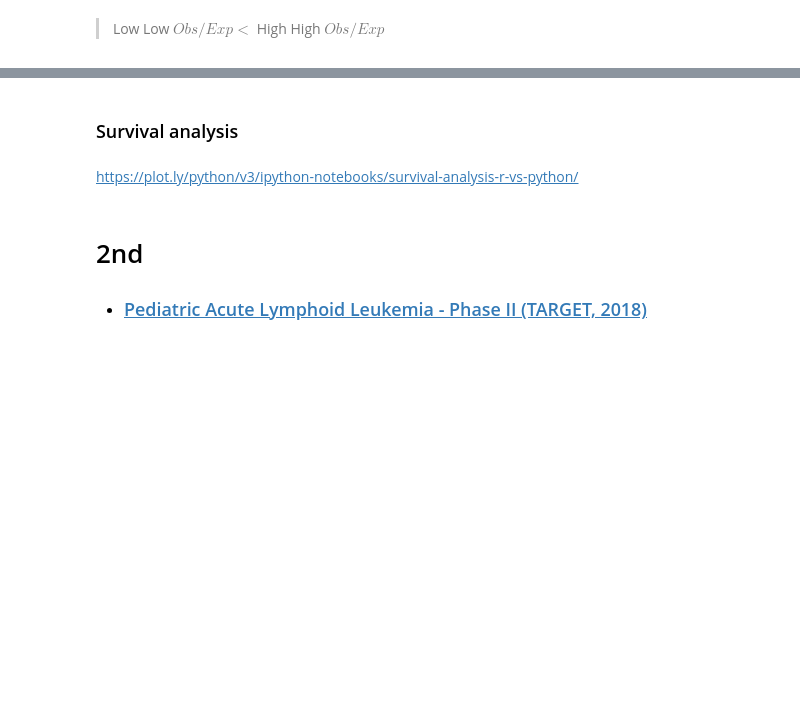
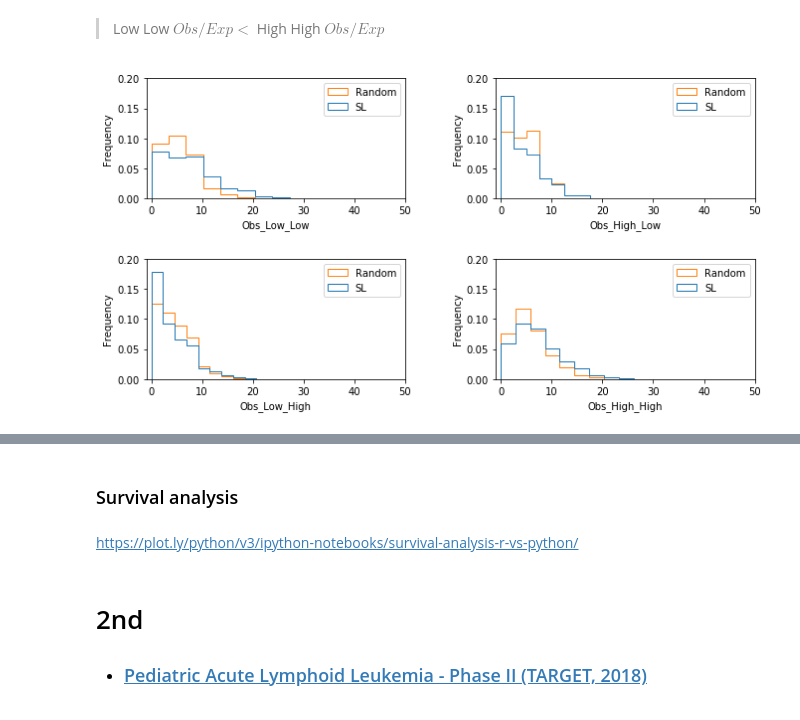
Before and after one commit to goodarzilab/Abe, a Jupyter notebook: Projects/Patient_GI/notebook.ipynb, the cells around one changed output, grey strips where cells are left out. Cells and saved outputs as stored; diff of their text form; code cells hidden in the pictures; blank space fills up the shorter version.

```diff
--- a/Projects/Patient_GI/notebook.ipynb
+++ b/Projects/Patient_GI/notebook.ipynb
@@ -258,3 +258,7 @@ done in 99.444228s
 # %% [markdown]
 > Low Low $Obs/Exp <  $ High High $Obs/Exp$
+# %%
+stat_test_plot(ohsu_Jurkat_test_res, ohsu_Jurkat_random_test_res, x_max = 50, y_max = 0.2)
+# %% [output]
+[figure, added]
 # %%
```
Also changed, not shown: parts of 9 cells of this notebook.
